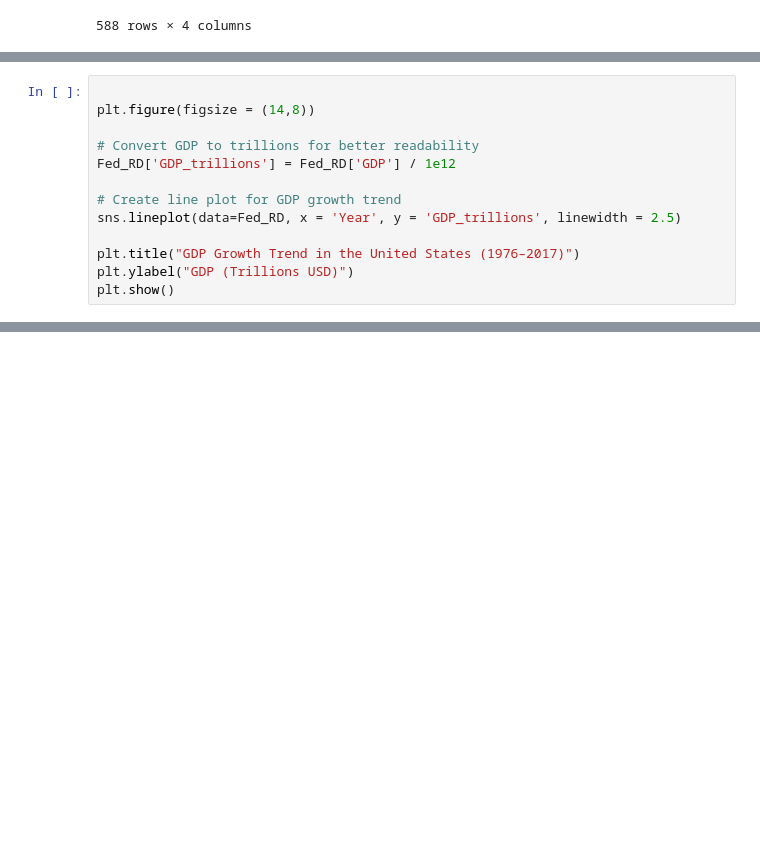
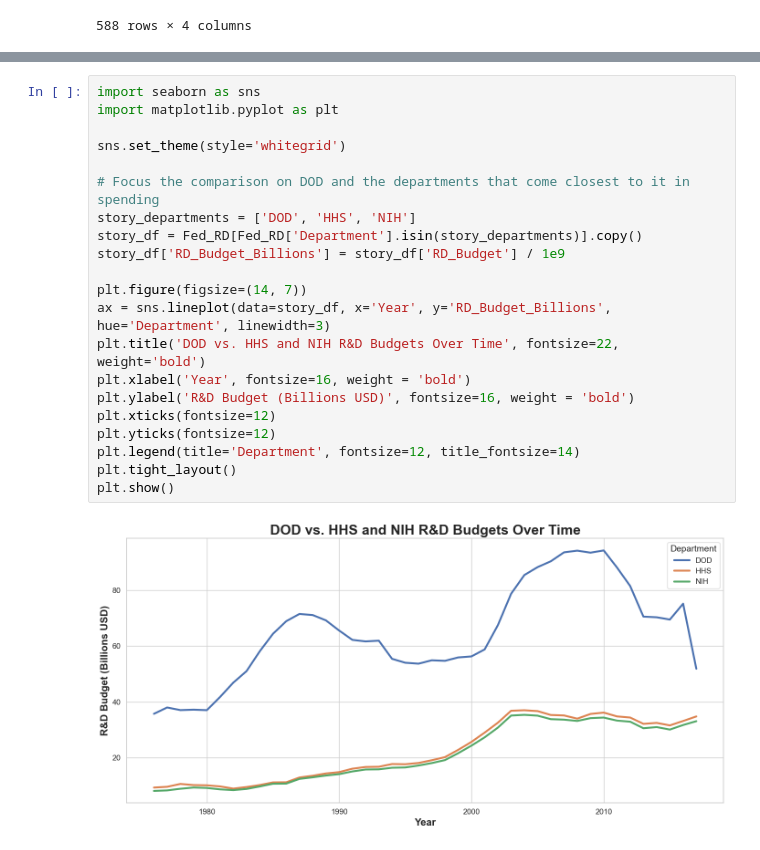
Before and after one commit to tmsantar/Santarelli-Data-Science-Portfolio, a Jupyter notebook: TidyData-Project/main.ipynb, the cells around one changed output, grey strips where cells are left out. Cells and saved outputs as stored; diff of their text form; blank space fills up the shorter version.

Commit message:
Update main.ipynb
I changed the visuals to tell a story with the new ,cleaned data. I also updated explanations in the markdown.

```diff
--- a/TidyData-Project/main.ipynb
+++ b/TidyData-Project/main.ipynb
@@ -174,13 +119,0 @@ This visualization shows the growth of the United States' GDP over time, measure
-# %%
-
-plt.figure(figsize = (14,8))
-
-# Convert GDP to trillions for better readability
-Fed_RD['GDP_trillions'] = Fed_RD['GDP'] / 1e12
-
-# Create line plot for GDP growth trend
-sns.lineplot(data=Fed_RD, x = 'Year', y = 'GDP_trillions', linewidth = 2.5)
-
-plt.title("GDP Growth Trend in the United States (1976–2017)")
-plt.ylabel("GDP (Trillions USD)")
-plt.show()
@@ -220,0 +128,23 @@ pivot_table_RD
+# %%
+import seaborn as sns
+import matplotlib.pyplot as plt
+
+sns.set_theme(style='whitegrid')
+
+# Focus the comparison on DOD and the departments that come closest to it in spending
+story_departments = ['DOD', 'HHS', 'NIH']
+story_df = Fed_RD[Fed_RD['Department'].isin(story_departments)].copy()
+story_df['RD_Budget_Billions'] = story_df['RD_Budget'] / 1e9
+
+plt.figure(figsize=(14, 7))
+ax = sns.lineplot(data=story_df, x='Year', y='RD_Budget_Billions', hue='Department', linewidth=3)
+plt.title('DOD vs. HHS and NIH R&D Budgets Over Time', fontsize=22, weight='bold')
+plt.xlabel('Year', fontsize=16, weight = 'bold')
+plt.ylabel('R&D Budget (Billions USD)', fontsize=16, weight = 'bold')
+plt.xticks(fontsize=12)
+plt.yticks(fontsize=12)
+plt.legend(title='Department', fontsize=12, title_fontsize=14)
+plt.tight_layout()
+plt.show()
+# %% [output]
+[figure, added]
```
Also changed, not shown: parts of 24 cells of this notebook.
